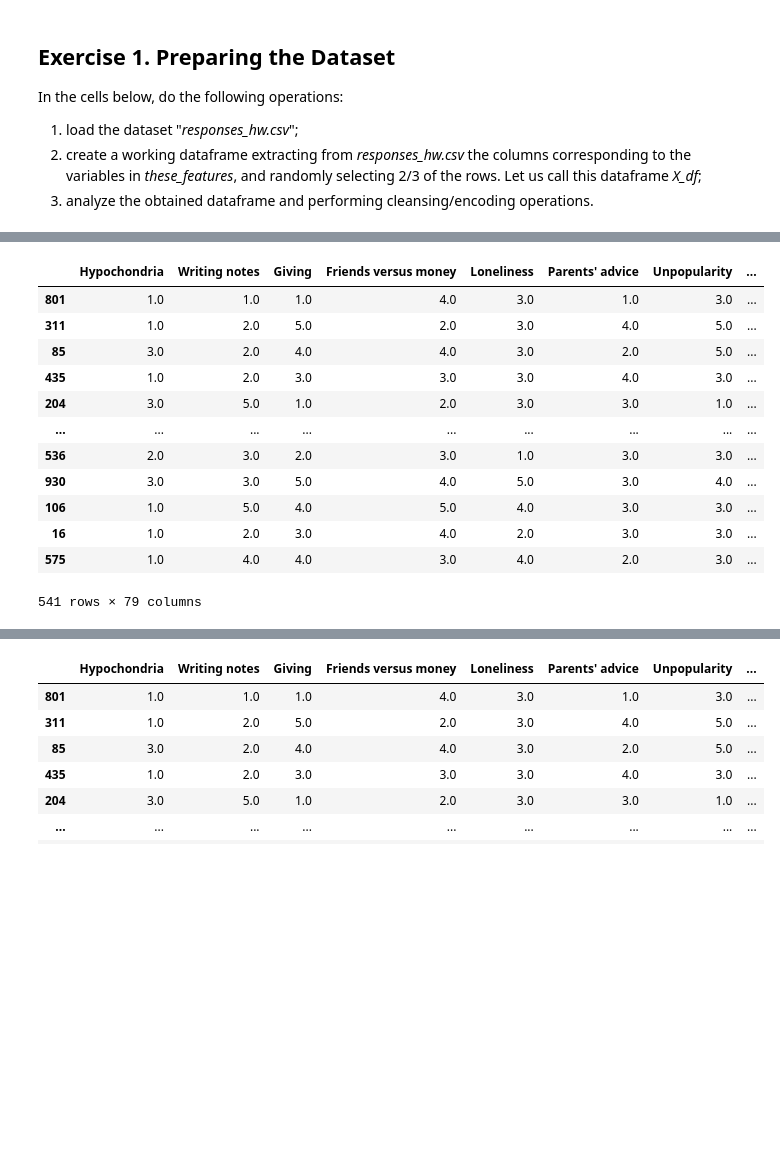
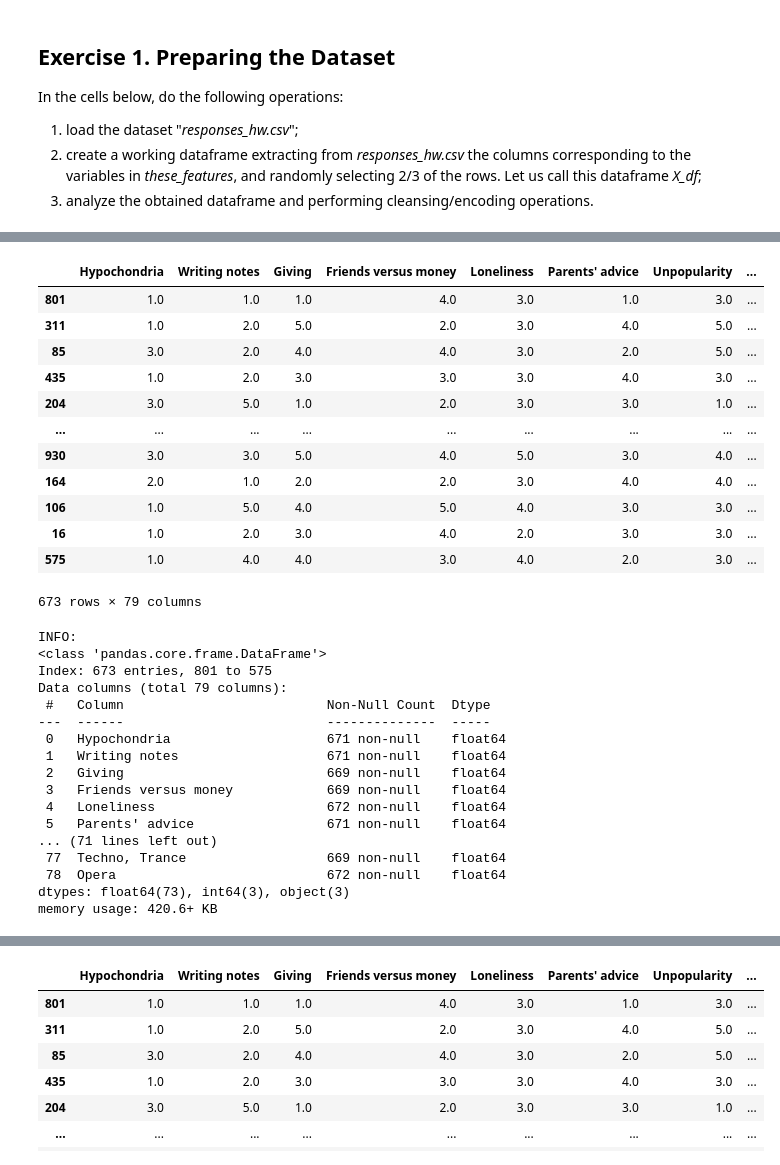
Before and after one commit to andrespinni/HW_PCA, a Jupyter notebook: HWpca_Surname1_Surname2.ipynb, the cells around one changed output, grey strips where cells are left out. Cells and saved outputs as stored; diff of their text form; code cells hidden in the pictures; blank space fills up the shorter version.

```diff
--- a/HWpca_Surname1_Surname2.ipynb
+++ b/HWpca_Surname1_Surname2.ipynb
@@ -167,32 +176,50 @@ NameError: name 'pd' is not defined
 # %%
 # VALID FEATURES IN THE DATAFRAME OBTAINED FROM THE VARIABLES IN these_features
 valid_features = [feature for feature in these_features if feature in responses_df.columns.values]
 if not valid_features:
     raise ValueError("No valid features found in the dataset for these_features.")
 
 # NEW DATAFRAME WITH THE COLUMNS CORRESPONDING TO THE VARIABLES IN these_features
 working_df = responses_df[valid_features]
 
 # RANDOMLY SELECT 2/3 OF THE ROWS
 X_df = working_df.sample(frac=2/3, random_state=0)
 
 # DISPLAY THE OBTAINED DATAFRAME
 display(X_df)
-print('ciao')
+print("INFO:")
+X_df.info()
 # %% [output]
 |  | Hypochondria | Writing notes | Giving | Friends versus money | Loneliness | Parents' advice | Unpopularity | ... |
 | 801 | 1.0 | 1.0 | 1.0 | 4.0 | 3.0 | 1.0 | 3.0 | ... |
 | 311 | 1.0 | 2.0 | 5.0 | 2.0 | 3.0 | 4.0 | 5.0 | ... |
 | 85 | 3.0 | 2.0 | 4.0 | 4.0 | 3.0 | 2.0 | 5.0 | ... |
 | 435 | 1.0 | 2.0 | 3.0 | 3.0 | 3.0 | 4.0 | 3.0 | ... |
 | 204 | 3.0 | 5.0 | 1.0 | 2.0 | 3.0 | 3.0 | 1.0 | ... |
 | ... | ... | ... | ... | ... | ... | ... | ... | ... |
-| 536 | 2.0 | 3.0 | 2.0 | 3.0 | 1.0 | 3.0 | 3.0 | ... |
 | 930 | 3.0 | 3.0 | 5.0 | 4.0 | 5.0 | 3.0 | 4.0 | ... |
+| 164 | 2.0 | 1.0 | 2.0 | 2.0 | 3.0 | 4.0 | 4.0 | ... |
 | 106 | 1.0 | 5.0 | 4.0 | 5.0 | 4.0 | 3.0 | 3.0 | ... |
 | 16 | 1.0 | 2.0 | 3.0 | 4.0 | 2.0 | 3.0 | 3.0 | ... |
 | 575 | 1.0 | 4.0 | 4.0 | 3.0 | 4.0 | 2.0 | 3.0 | ... |
-541 rows × 79 columns
+673 rows × 79 columns
+INFO:
+<class 'pandas.core.frame.DataFrame'>
+Index: 673 entries, 801 to 575
+Data columns (total 79 columns):
+ #   Column                          Non-Null Count  Dtype
+---  ------                          --------------  -----
+ 0   Hypochondria                    671 non-null    float64
+ 1   Writing notes                   671 non-null    float64
+ 2   Giving                          669 non-null    float64
+ 3   Friends versus money            669 non-null    float64
+ 4   Loneliness                      672 non-null    float64
+ 5   Parents' advice                 671 non-null    float64
+... (71 lines left out)
+ 77  Techno, Trance                  669 non-null    float64
+ 78  Opera                           672 non-null    float64
+dtypes: float64(73), int64(3), object(3)
+memory usage: 420.6+ KB
 # %%
 # Analyze the DataFrame
 print("Summary of X_df:")
```
Also changed, not shown: parts of 3 cells of this notebook.
